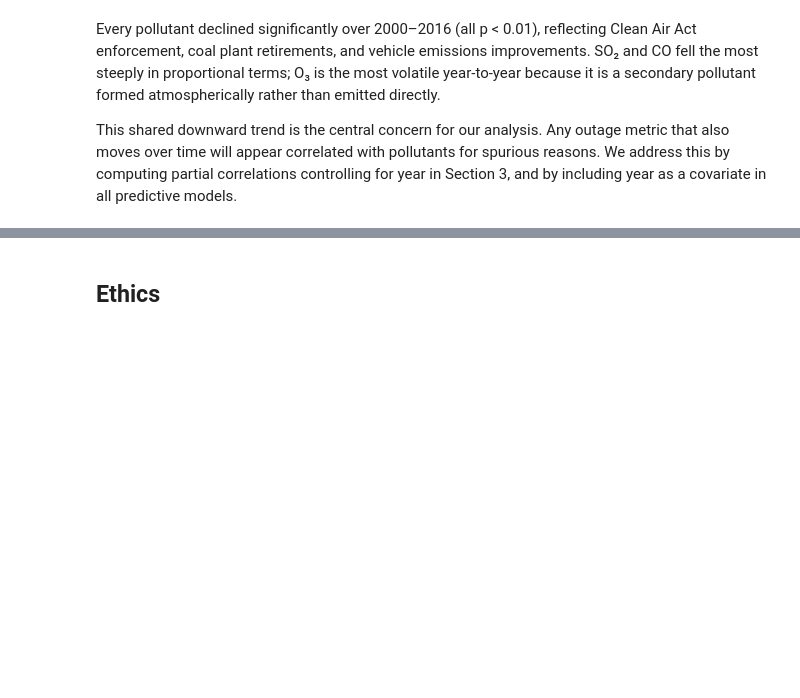
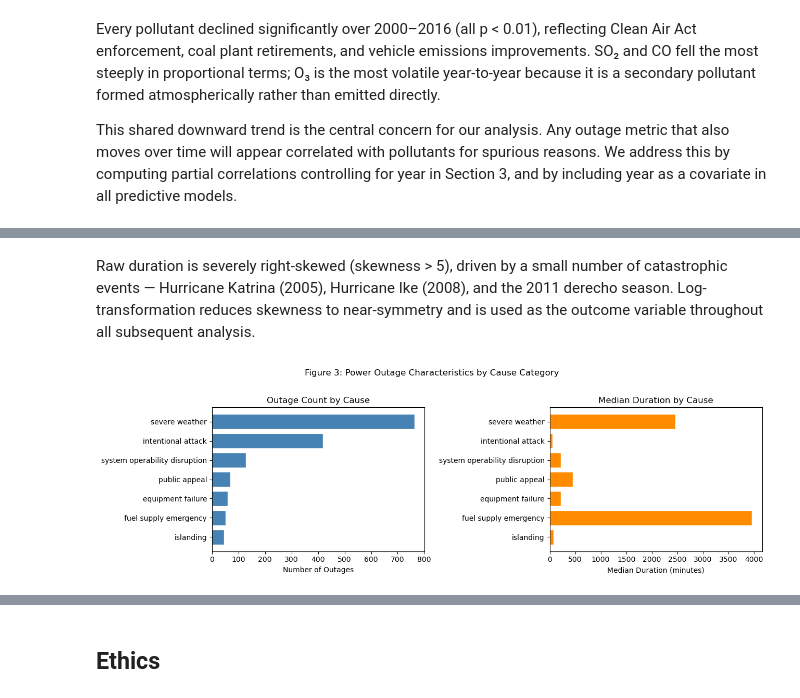
Before and after one commit to COGS108/Group-SP26-094, a Jupyter notebook: 03-FinalProject.ipynb, the cells around one changed output, grey strips where cells are left out. Cells and saved outputs as stored; diff of their text form; code cells hidden in the pictures; blank space fills up the shorter version.

Commit message:
Analysis, removed bulk from eda

```diff
--- a/03-FinalProject.ipynb
+++ b/03-FinalProject.ipynb
@@ -1264,0 +385,28 @@ conditions rather than a direct predictor of outage severity.
+# %% [markdown]
+Raw duration is severely right-skewed (skewness > 5), driven by a small number of catastrophic events — Hurricane Katrina (2005), Hurricane Ike (2008), and the 2011 derecho season. Log-transformation reduces skewness to near-symmetry and is used as the outcome variable throughout all subsequent analysis.
+# %%
+# Figure 3: Outage count and median duration by cause category
+cause_stats = (
+    outage.groupby('cause_category')
+    .agg(n_outages = ('cause_category', 'count'),
+         median_duration = ('outage_duration_min', 'median'))
+    .sort_values('n_outages', ascending=True)
+    .reset_index()
+)
+
+fig, axes = plt.subplots(1, 2, figsize = (13, 4))
+axes[0].barh(cause_stats['cause_category'], cause_stats['n_outages'],
+             color = 'steelblue', edgecolor = 'white')
+axes[0].set_xlabel('Number of Outages')
+axes[0].set_title('Outage Count by Cause')
+
+axes[1].barh(cause_stats['cause_category'], cause_stats['median_duration'],
+             color = 'darkorange', edgecolor = 'white')
+axes[1].set_xlabel('Median Duration (minutes)')
+axes[1].set_title('Median Duration by Cause')
+
+fig.suptitle('Figure 3: Power Outage Characteristics by Cause Category', y = 1.02)
+plt.tight_layout()
+plt.show()
+# %% [output]
+[figure, added]
```
Also changed, not shown: parts of 101 cells of this notebook, 3 other files.
